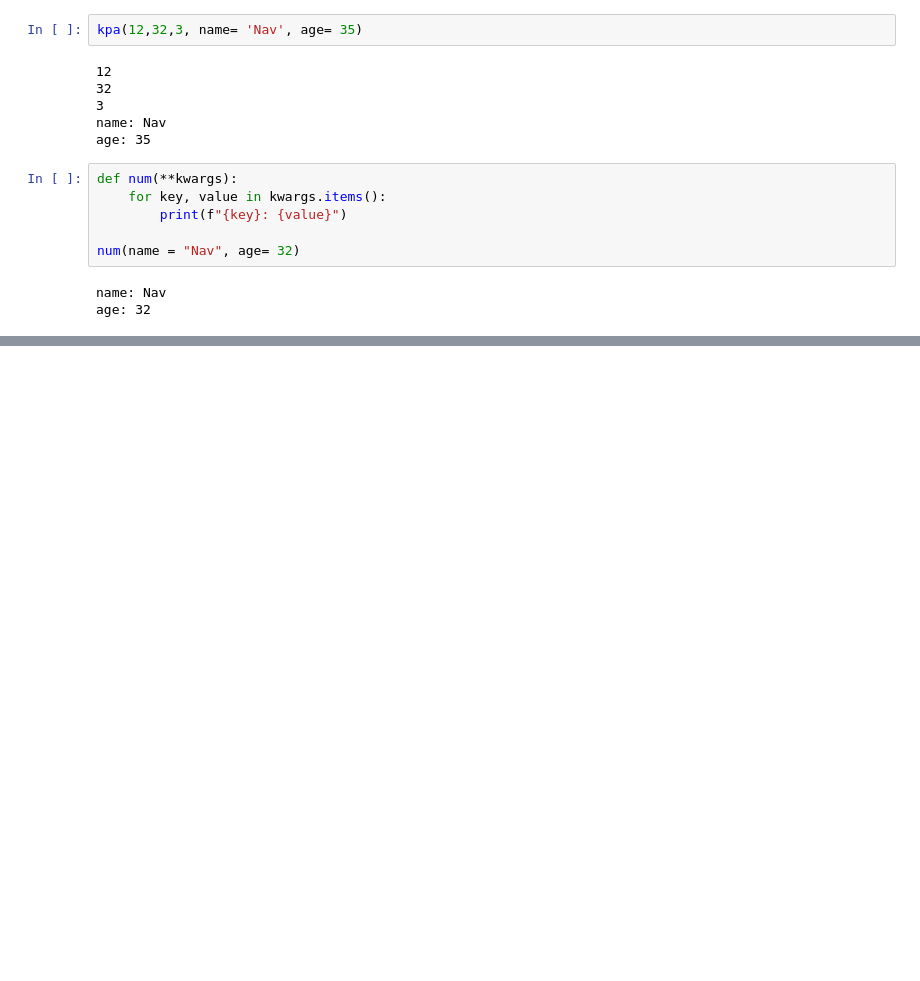
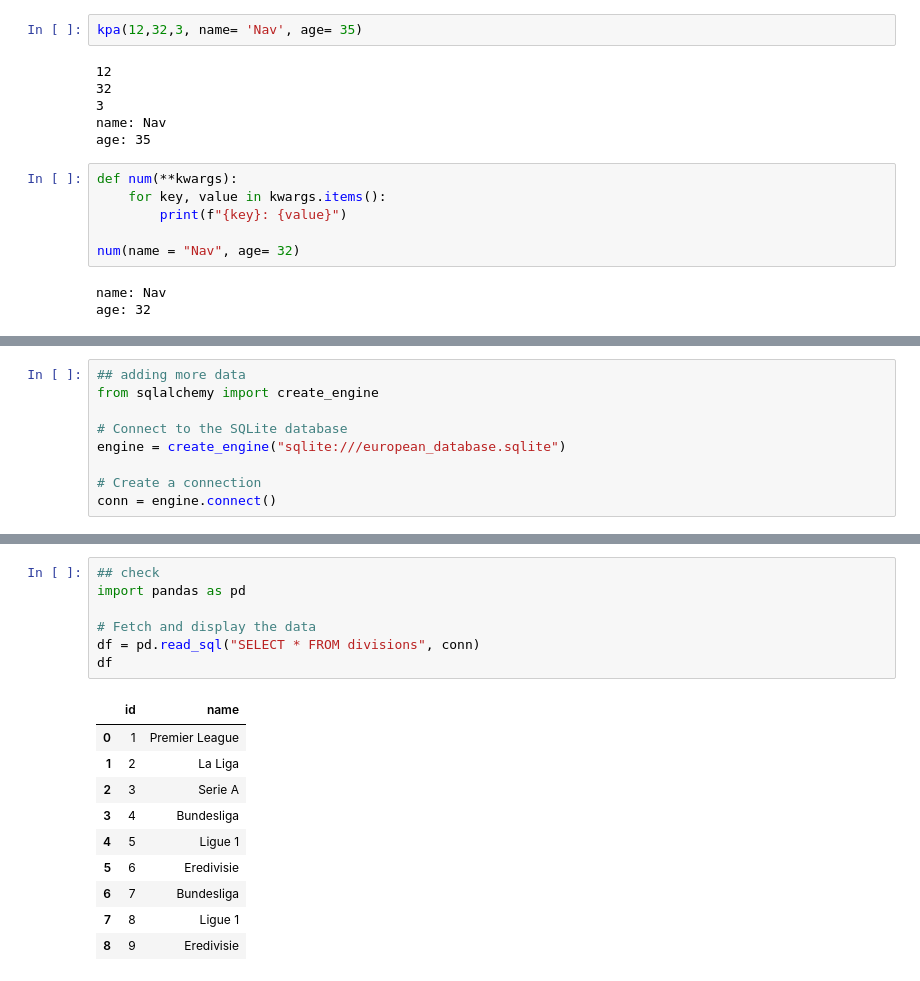
Before and after one commit to NavidBinAhmed/exercise_hub, a Jupyter notebook: Py Fly/selfmot.ipynb, the cells around one changed output, grey strips where cells are left out. Cells and saved outputs as stored; diff of their text form; blank space fills up the shorter version.

Commit message:
working with SQLAlchemy and SQLite on European Football ataset

```diff
--- a/Py Fly/selfmot.ipynb
+++ b/Py Fly/selfmot.ipynb
@@ -5158,0 +5235,9 @@ age: 32
+# %%
+## adding more data
+from sqlalchemy import create_engine
+
+# Connect to the SQLite database
+engine = create_engine("sqlite:///european_database.sqlite")
+
+# Create a connection
+conn = engine.connect()
@@ -5158,0 +5260,18 @@ age: 32
+# %%
+## check
+import pandas as pd
+
+# Fetch and display the data
+df = pd.read_sql("SELECT * FROM divisions", conn)
+df
+# %% [output]
+|  | id | name |
+| 0 | 1 | Premier League |
+| 1 | 2 | La Liga |
+| 2 | 3 | Serie A |
+| 3 | 4 | Bundesliga |
+| 4 | 5 | Ligue 1 |
+| 5 | 6 | Eredivisie |
+| 6 | 7 | Bundesliga |
+| 7 | 8 | Ligue 1 |
+| 8 | 9 | Eredivisie |
```
Also changed, not shown: parts of 12 cells of this notebook, 4 other files.
